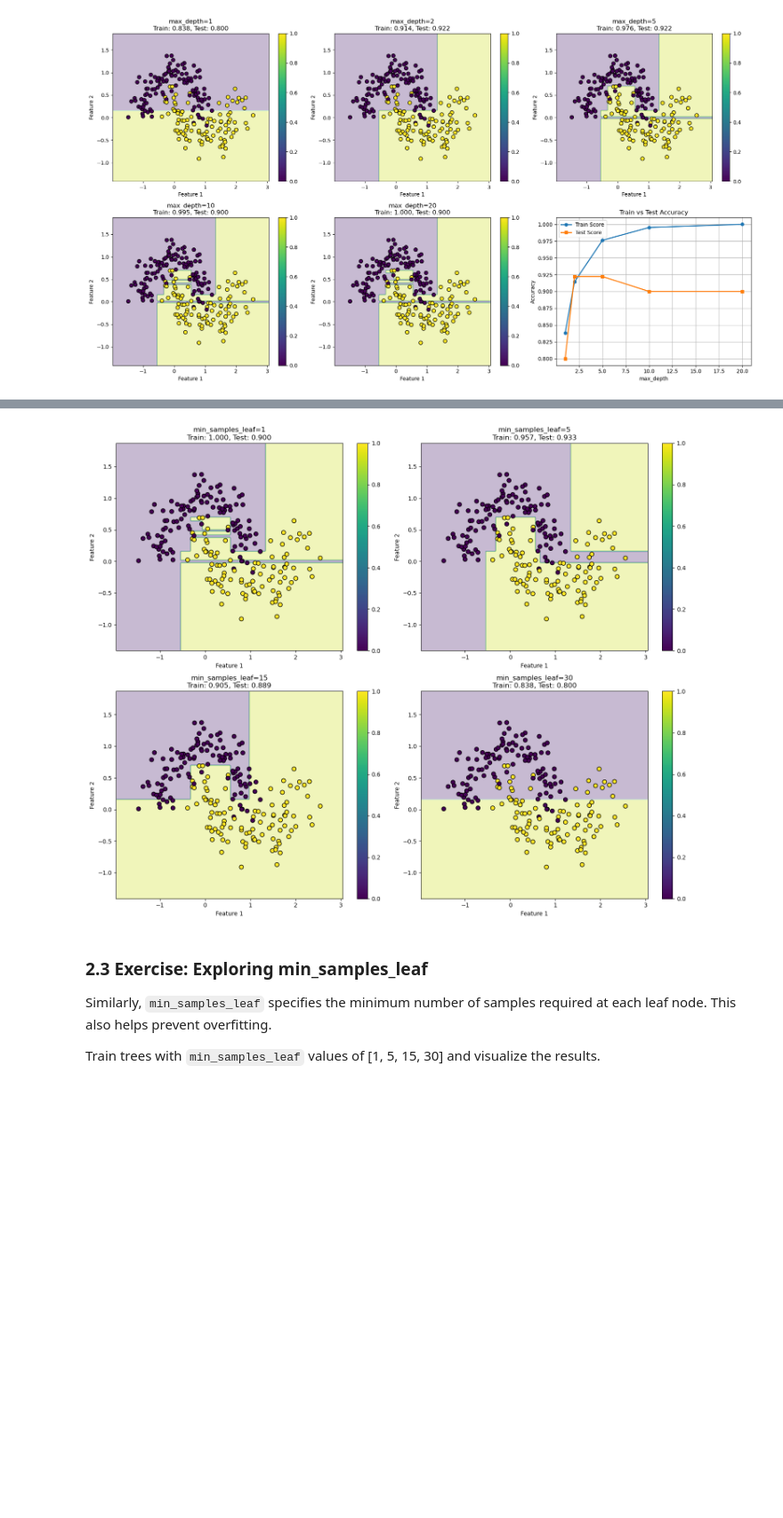
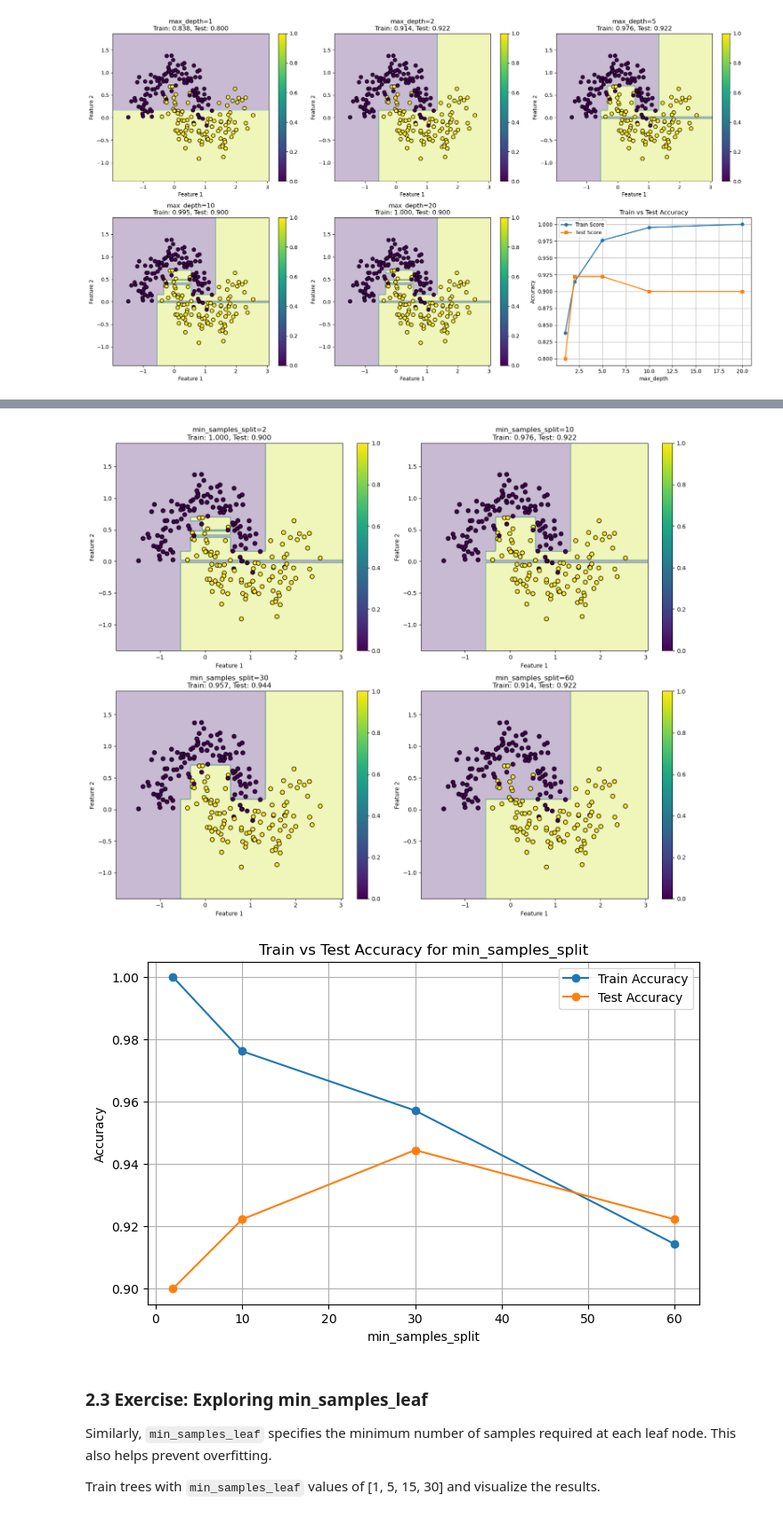
Before and after one commit to TiffanyYongNgikChee/machine-learning, a Jupyter notebook: Week 5 Files-20260216/Decision Trees Lab.ipynb, the cells around one changed output, grey strips where cells are left out. Shown at 89% size. Cells and saved outputs as stored; diff of their text form; code cells hidden in the pictures; blank space fills up the shorter version.

```diff
--- a/Week 5 Files-20260216/Decision Trees Lab.ipynb
+++ b/Week 5 Files-20260216/Decision Trees Lab.ipynb
@@ -223,33 +260,48 @@ The `min_samples_split` parameter controls how many samples are required to spli
 
 Complete the code below to train trees with different `min_samples_split` values and compare their performance.
 # %%
-min_leafs = [1, 5, 15, 30]
+min_splits = [2, 10, 30, 60]   # you can adjust these values
 fig, axes = plt.subplots(2, 2, figsize=(15, 12))
 axes = axes.ravel()
 
 train_scores = []
 test_scores = []
 
-for i, min_leaf in enumerate(min_leafs):
-    tree = DecisionTreeClassifier(min_samples_leaf=min_leaf, random_state=42)
+for i, min_split in enumerate(min_splits):
+    tree = DecisionTreeClassifier(min_samples_split=min_split, random_state=42)
     tree.fit(X_train, y_train)
 
     train_score = tree.score(X_train, y_train)
     test_score = tree.score(X_test, y_test)
 
     train_scores.append(train_score)
     test_scores.append(test_score)
 
     plot_decision_boundary(
         tree, X_train, y_train,
-        title=f"min_samples_leaf={min_leaf}\nTrain: {train_score:.3f}, Test: {test_score:.3f}",
+        title=f"min_samples_split={min_split}\nTrain: {train_score:.3f}, Test: {test_score:.3f}",
         ax=axes[i]
     )
 
 plt.tight_layout()
 plt.show()
+
+# -----------------------------
+# Accuracy curve
+# -----------------------------
+plt.figure(figsize=(8,5))
+plt.plot(min_splits, train_scores, marker='o', label='Train Accuracy')
+plt.plot(min_splits, test_scores, marker='o', label='Test Accuracy')
+
+plt.xlabel("min_samples_split")
+plt.ylabel("Accuracy")
+plt.title("Train vs Test Accuracy for min_samples_split")
+plt.legend()
+plt.grid(True)
+plt.show()
 # %% [output]
-[figure, old version]
+[figure, new version]
+[figure, added]
 # %% [markdown]
 ### 2.3 Exercise: Exploring min_samples_leaf
 
```
Also changed, not shown: parts of 7 cells of this notebook.
